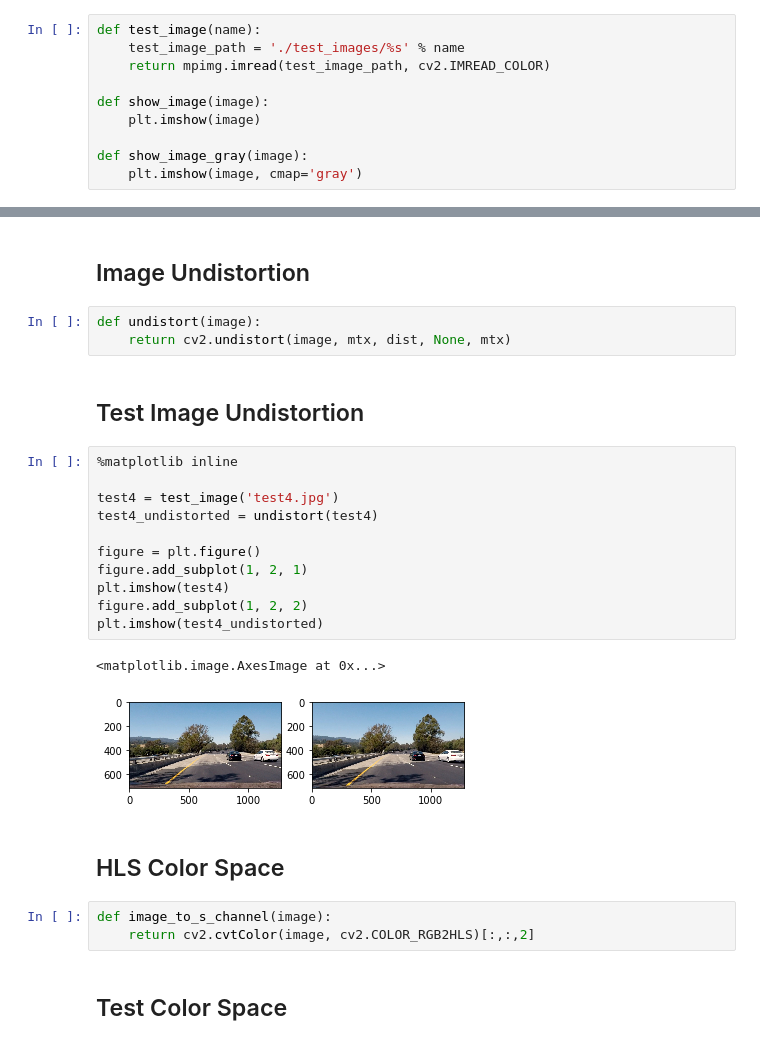
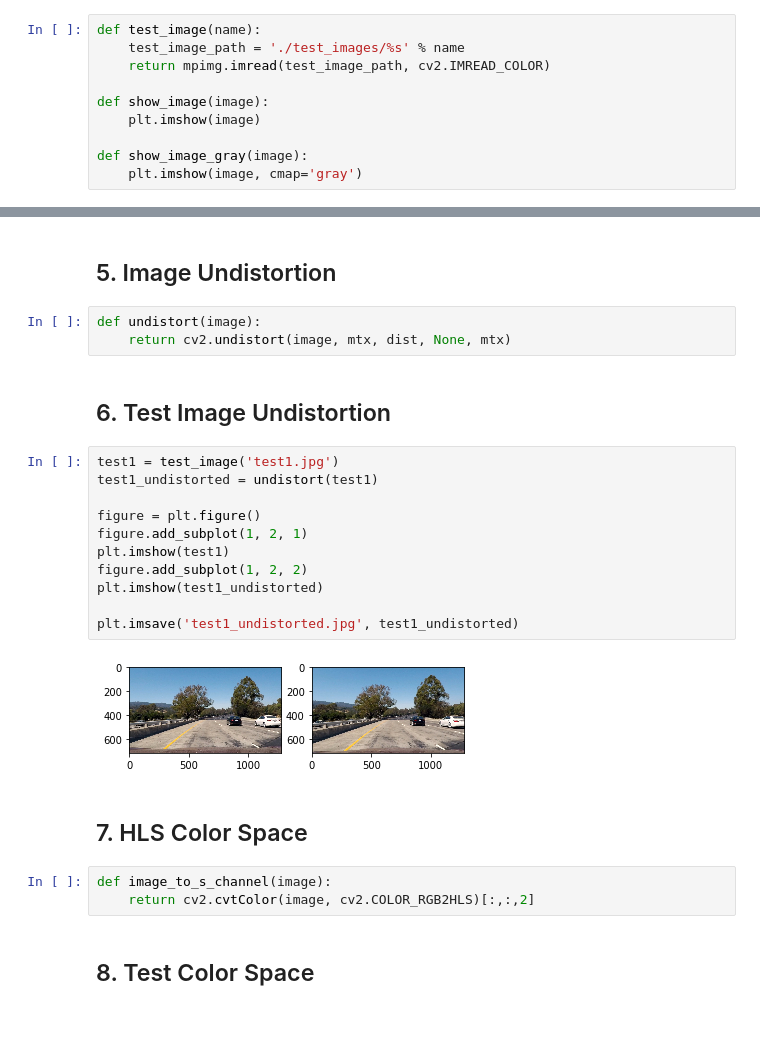
Before and after one commit to jasonzyl/CarND-Advanced-Lane-Lines, a Jupyter notebook: notebook.ipynb, the cells around one changed output, grey strips where cells are left out. Saved outputs shown, nothing was run; the diff lists cells and outputs as text.

```diff
--- a/notebook.ipynb
+++ b/notebook.ipynb
@@ -80,30 +80,29 @@ ret, mtx, dist, rvecs, tvecs = cv2.calibrateCamera(object_points_list, image_poi
 # %% [output]
 [figure]
 # %% [markdown]
-## Image Undistortion
+## 5. Image Undistortion
 # %%
 def undistort(image):
     return cv2.undistort(image, mtx, dist, None, mtx)
 # %% [markdown]
-## Test Image Undistortion
+## 6. Test Image Undistortion
 # %%
-%matplotlib inline
-
-test4 = test_image('test4.jpg')
-test4_undistorted = undistort(test4)
+test1 = test_image('test1.jpg')
+test1_undistorted = undistort(test1)
 
 figure = plt.figure()
 figure.add_subplot(1, 2, 1)
-plt.imshow(test4)
+plt.imshow(test1)
 figure.add_subplot(1, 2, 2)
-plt.imshow(test4_undistorted)
+plt.imshow(test1_undistorted)
+
+plt.imsave('test1_undistorted.jpg', test1_undistorted)
 # %% [output]
-<matplotlib.image.AxesImage at 0x...>
-[figure, old version]
+[figure, new version]
 # %% [markdown]
-## HLS Color Space
+## 7. HLS Color Space
 # %%
 def image_to_s_channel(image):
     return cv2.cvtColor(image, cv2.COLOR_RGB2HLS)[:,:,2]
 # %% [markdown]
-## Test Color Space
+## 8. Test Color Space
```
Also changed, not shown: parts of 35 cells of this notebook, 9 other files.
